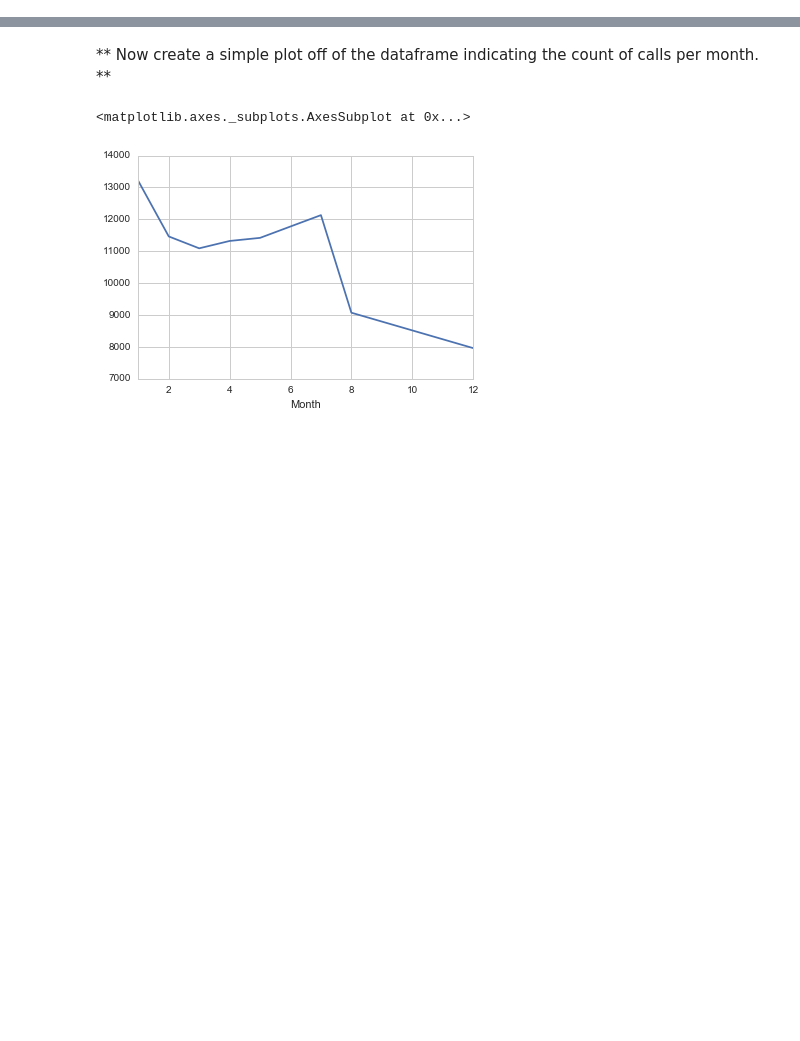
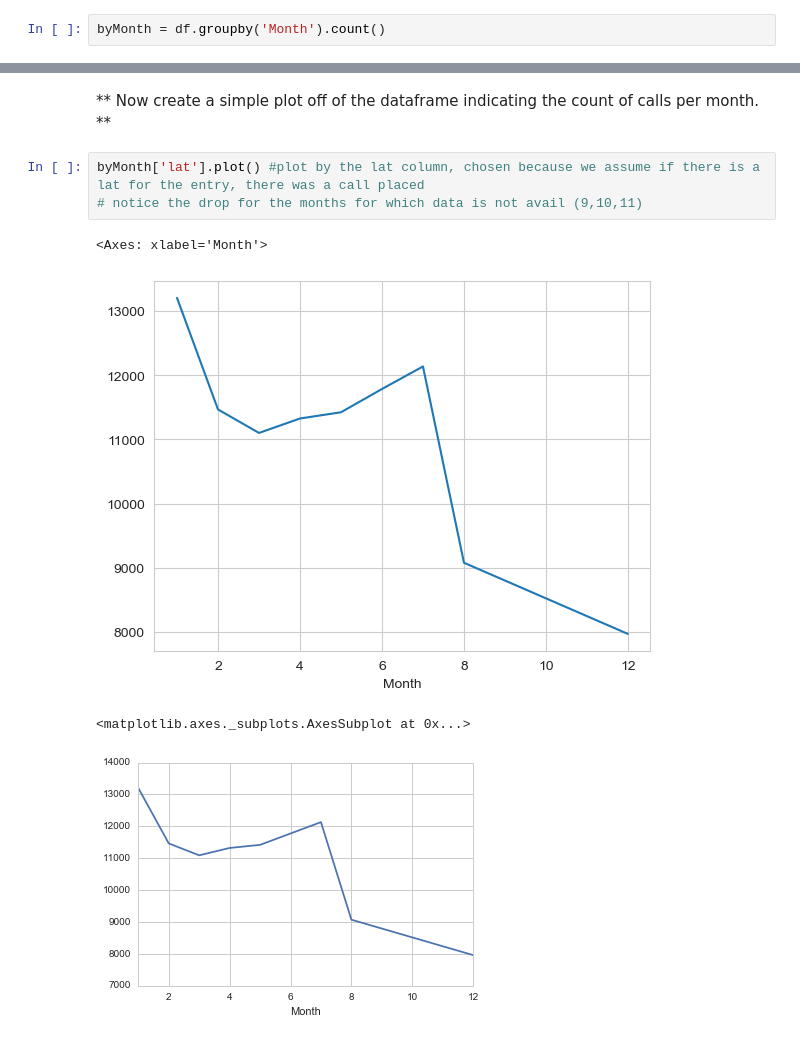
Before and after one commit to tdiazca/DataScienceUdemy, a Jupyter notebook: Refactored_Py_DS_ML_Bootcamp-master/10-Data-Capstone-Projects/01-911 Calls Data Capstone Project.ipynb, the cells around one changed output, grey strips where cells are left out. Saved outputs shown, nothing was run; the diff lists cells and outputs as text; blank space fills up the shorter version.

```diff
--- a/Refactored_Py_DS_ML_Bootcamp-master/10-Data-Capstone-Projects/01-911 Calls Data Capstone Project.ipynb
+++ b/Refactored_Py_DS_ML_Bootcamp-master/10-Data-Capstone-Projects/01-911 Calls Data Capstone Project.ipynb
@@ -135,3 +273,5 @@ _____
 ** You should have noticed it was missing some Months, let's see if we can maybe fill in this information by plotting the information in another way, possibly a simple line plot that fills in the missing months, in order to do this, we'll need to do some work with pandas... **
 # %% [markdown]
 ** Now create a gropuby object called byMonth, where you group the DataFrame by the month column and use the count() method for aggregation. Use the head() method on this returned DataFrame. **
+# %%
+byMonth = df.groupby('Month').count()
@@ -146,6 +301,12 @@ _____
 | 5 | 11423 | 11423 | 11423 | 9946 | 11423 | 11423 | 11420 | 11378 | 11423 | 11423 | 11423 | ... |
 # %% [markdown]
 ** Now create a simple plot off of the dataframe indicating the count of calls per month. **
+# %%
+byMonth['lat'].plot() #plot by the lat column, chosen because we assume if there is a lat for the entry, there was a call placed
+# notice the drop for the months for which data is not avail (9,10,11)
+# %% [output]
+<Axes: xlabel='Month'>
+[figure, added]
 # %%
 # %% [output]
 <matplotlib.axes._subplots.AxesSubplot at 0x...>
```
Also changed, not shown: parts of 44 cells of this notebook.
